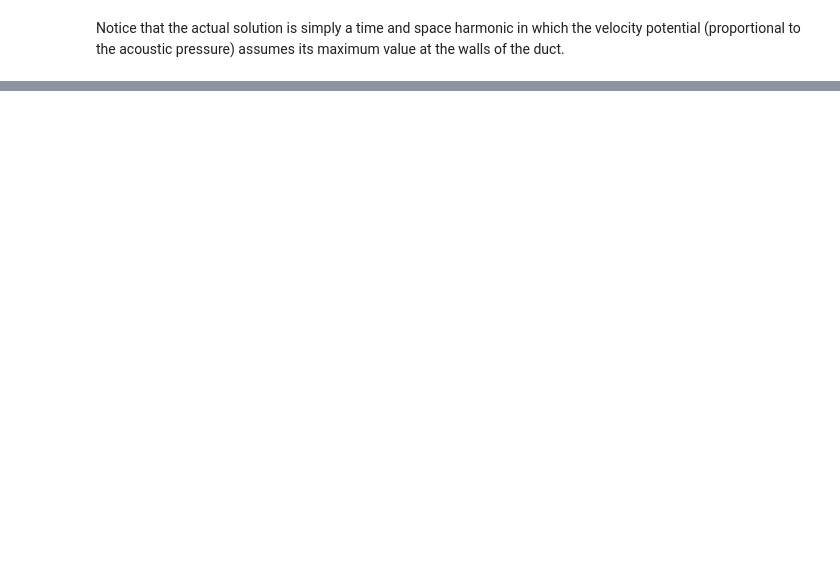
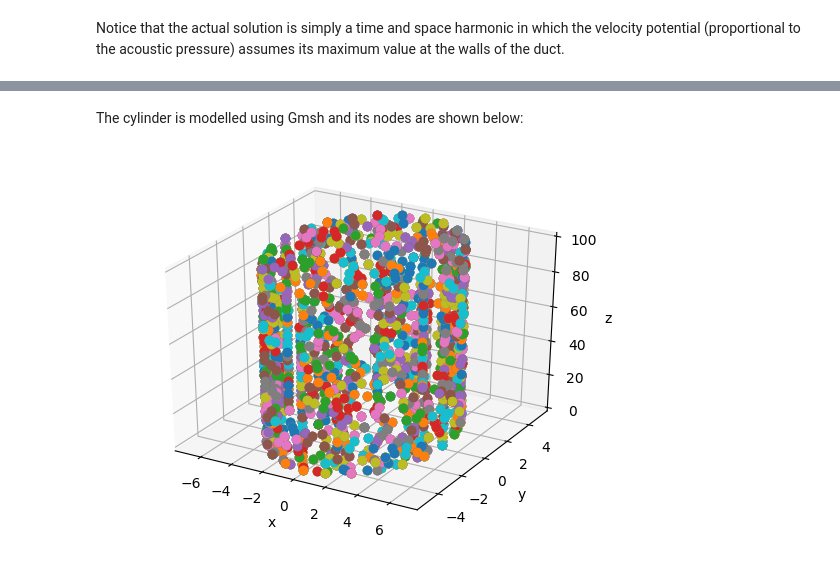
Before and after one commit to alvarocafe/BB, a Jupyter notebook: note_BEM.ipynb, the cells around one changed output, grey strips where cells are left out. Cells and saved outputs as stored; diff of their text form; code cells hidden in the pictures; blank space fills up the shorter version.

Commit message:
Notebook changes and const3D_quad

```diff
--- a/note_BEM.ipynb
+++ b/note_BEM.ipynb
@@ -54,0 +55,9 @@ end
+# %% [markdown]
+The cylinder is modelled using Gmsh and its nodes are shown below:
+# %%
+using PyPlot
+include("src/const3D_quad/dep.jl")
+NOS_GEO,ELEM,elemint,CDC = lermsh("dados/cylinder_out_quad_v.msh",3) #Read the mesh generated
+NOS = mostra_geo(NOS_GEO,ELEM);
+# %% [output]
+[figure, added]
```
Also changed, not shown: parts of 6 cells of this notebook, 11 other files.
